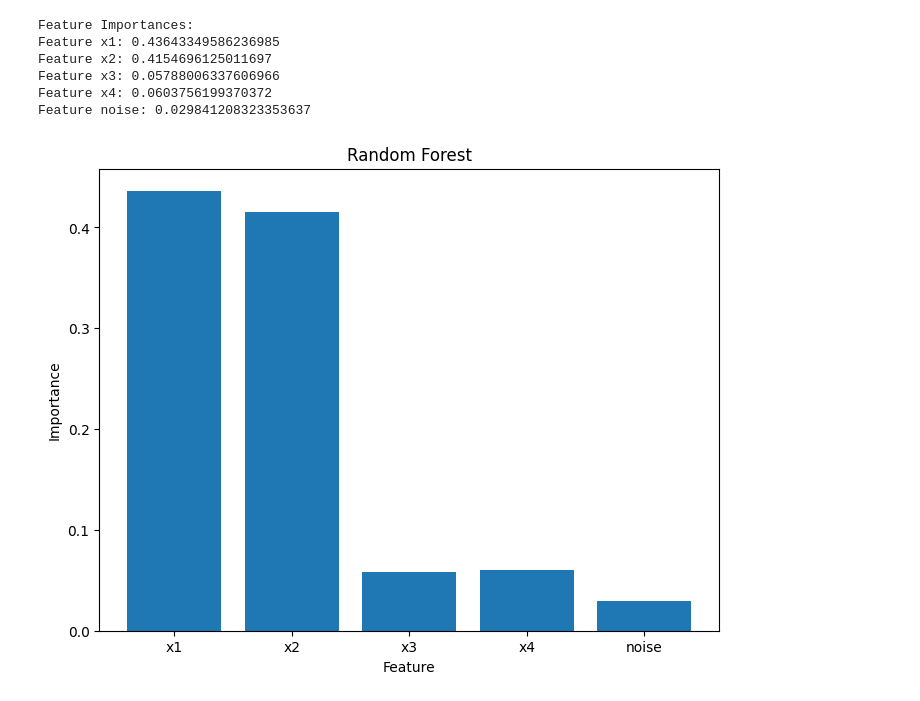
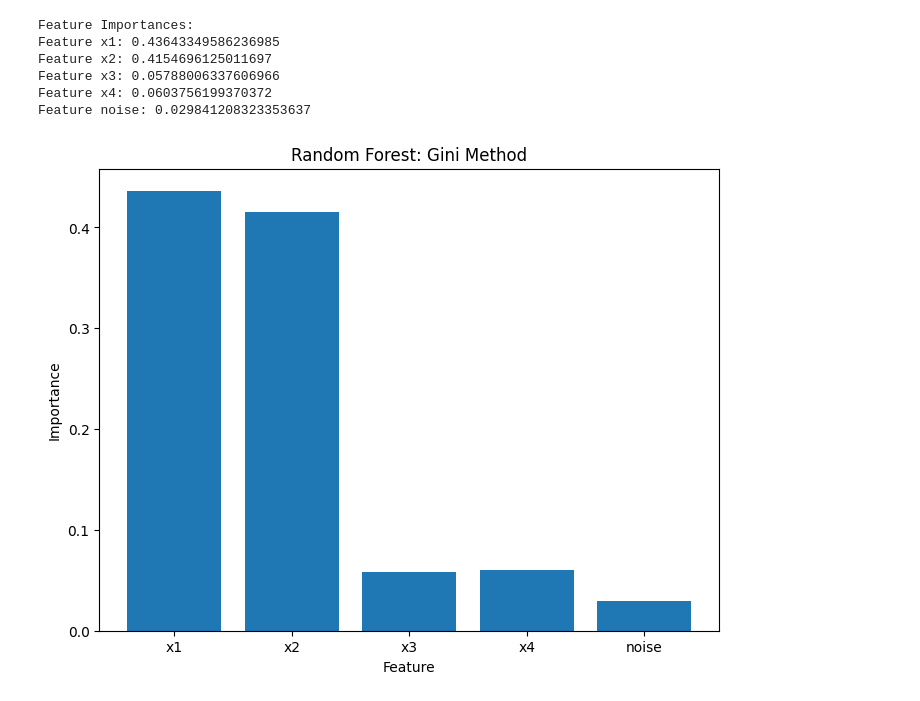
Before and after one commit to lamtung16/ML_feature_importance, a Jupyter notebook: random_forest.ipynb, the cells around one changed output. Cells and saved outputs as stored; diff of their text form; code cells hidden in the pictures.

```diff
--- a/random_forest.ipynb
+++ b/random_forest.ipynb
@@ -41,10 +42,10 @@ Feature noise: 0.029841208323353637
 # %%
 plt.figure(figsize=(8, 6))
 plt.bar(data.columns[:-1], importances)
 plt.xlabel("Feature")
 plt.ylabel("Importance")
-plt.title("Random Forest")
-plt.savefig("figs/random_forest.png", format='png')
+plt.title("Random Forest: Gini Method")
+plt.savefig("figs/random_forest_gini.png", format='png')
 plt.show()
 # %% [output]
-[figure, old version]
+[figure, new version]
```
Also changed, not shown: parts of 2 cells of this notebook, 7 other files.
